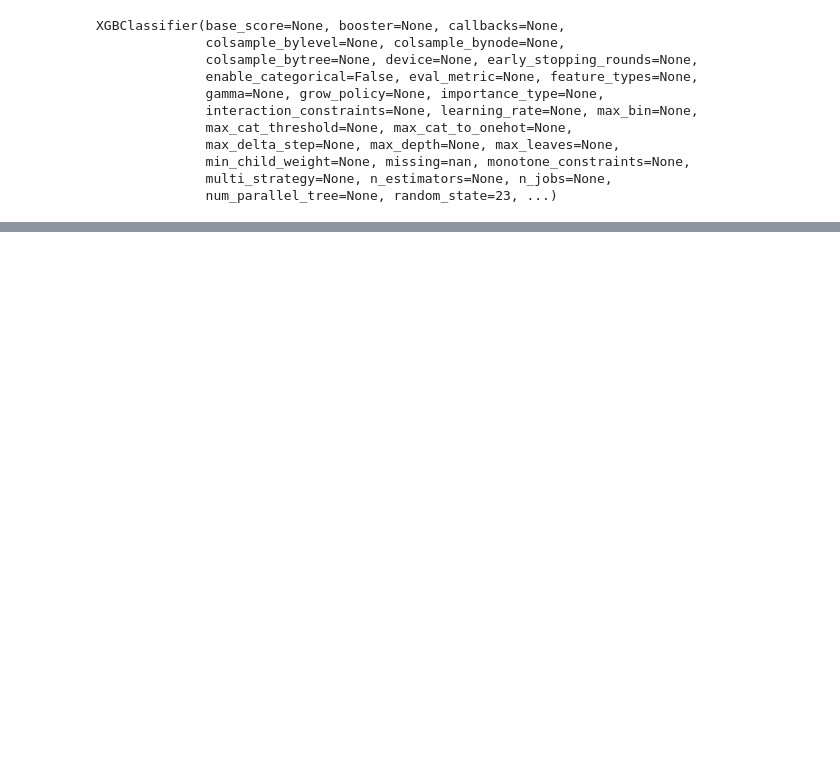
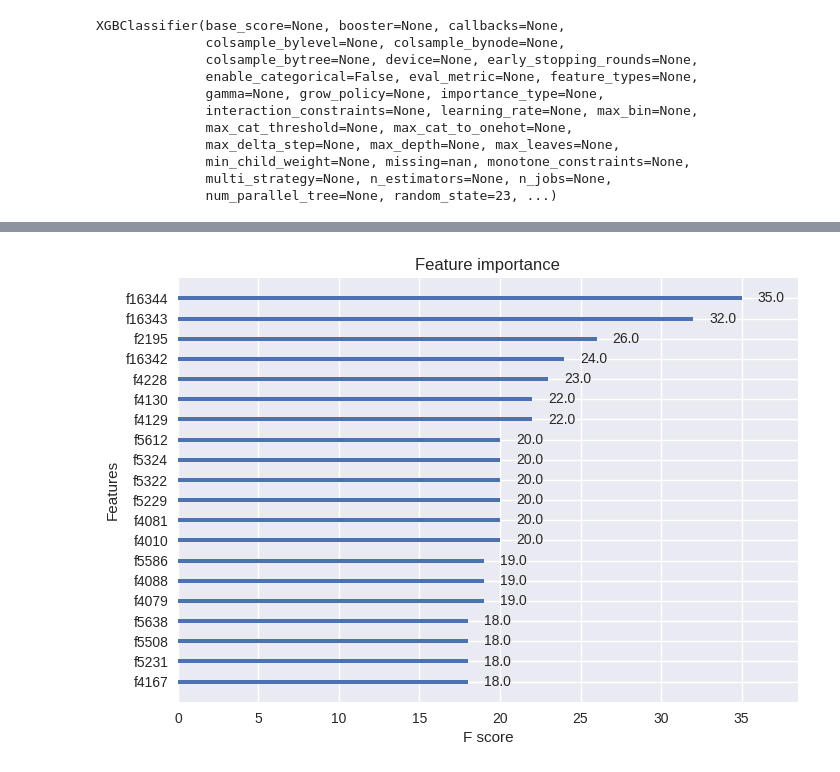
Before and after one commit to VectorInstitute/odyssey, a Jupyter notebook: models/baseline/XGBoost.ipynb, the cells around one changed output, grey strips where cells are left out. Cells and saved outputs as stored; diff of their text form; code cells hidden in the pictures; blank space fills up the shorter version.

```diff
--- a/models/baseline/XGBoost.ipynb
+++ b/models/baseline/XGBoost.ipynb
@@ -51,14 +50,15 @@ plt.style.use("seaborn-v0_8")
 ROOT = "/fs01/home/afallah/odyssey/odyssey"
 os.chdir(ROOT)
 
+TASK = 'readmission'
+NUM_PATIENTS = '50000'
 DATA_ROOT = f"{ROOT}/data/bigbird_data"
-DATA_PATH = f"{DATA_ROOT}/patient_sequences_2048_mortality.parquet"
-ID_PATH = f"{DATA_ROOT}/dataset_2048_mortality_1month.pkl"
-FREQ_MATRIX_TRAIN = f"{DATA_ROOT}/patient_freq_matrix_train.npz"
-FREQ_MATRIX_FINETUNE = f"{DATA_ROOT}/patient_freq_matrix_finetune_10000_patients.npz"
-FREQ_MATRIX_TEST = f"{DATA_ROOT}/patient_freq_matrix_test.npz"
+DATA_PATH = f"{DATA_ROOT}/patient_sequences/patient_sequences_2048_{TASK}.parquet"
+ID_PATH = f"{DATA_ROOT}/patient_id_dict/dataset_2048_{TASK}_1month.pkl"
+FREQ_MATRIX_TRAIN = f"{DATA_ROOT}/patient_freq_matrix/{TASK}/patient_freq_matrix_finetune_{NUM_PATIENTS}.npz"
+FREQ_MATRIX_TEST = f"{DATA_ROOT}/patient_freq_matrix/{TASK}/patient_freq_matrix_test.npz"
 # %%
 # Load dataset
 dataset = pd.read_parquet(DATA_PATH)
-dataset.rename(columns={'label_mortality_1month': 'label'}, inplace=True)
+dataset.rename(columns={f'label_{TASK}_1month': 'label'}, inplace=True)
 dataset
@@ -65,4 +79,4 @@ dataset
 # %%
 patient_ids = pickle.load(open(ID_PATH, 'rb'))
-train_data = dataset.loc[dataset['patient_id'].isin(patient_ids["valid"]['few_shot']['10000_patients'])]
+train_data = dataset.loc[dataset['patient_id'].isin(patient_ids["finetune"]['few_shot'][NUM_PATIENTS])]
 test_data = dataset.loc[dataset['patient_id'].isin(patient_ids['test'])]
@@ -185,6 +189,6 @@ Save & Done! Final Matrix Shape: (20000, 19990)
 # %%
 # Load feature frequency matrix from disk, generated by above code cell
-patient_freq_matrix = load_npz(FREQ_MATRIX_FINETUNE)
+patient_freq_matrix = load_npz(FREQ_MATRIX_TRAIN)
 patient_freq_matrix_test = load_npz(FREQ_MATRIX_TEST)
 num_patients = patient_freq_matrix.shape[0] + patient_freq_matrix_test.shape[0]
 patient_freq_matrix
@@ -411,0 +416,5 @@ Train: 0.97221  |  Test: 0.39174  |  All Data: 0.79962
+# %%
+xgb.plot_importance(xgb_model, max_num_features=20)
+plt.show()
+# %% [output]
+[figure, added]
```
Also changed, not shown: parts of 13 cells of this notebook, 4 other files.
